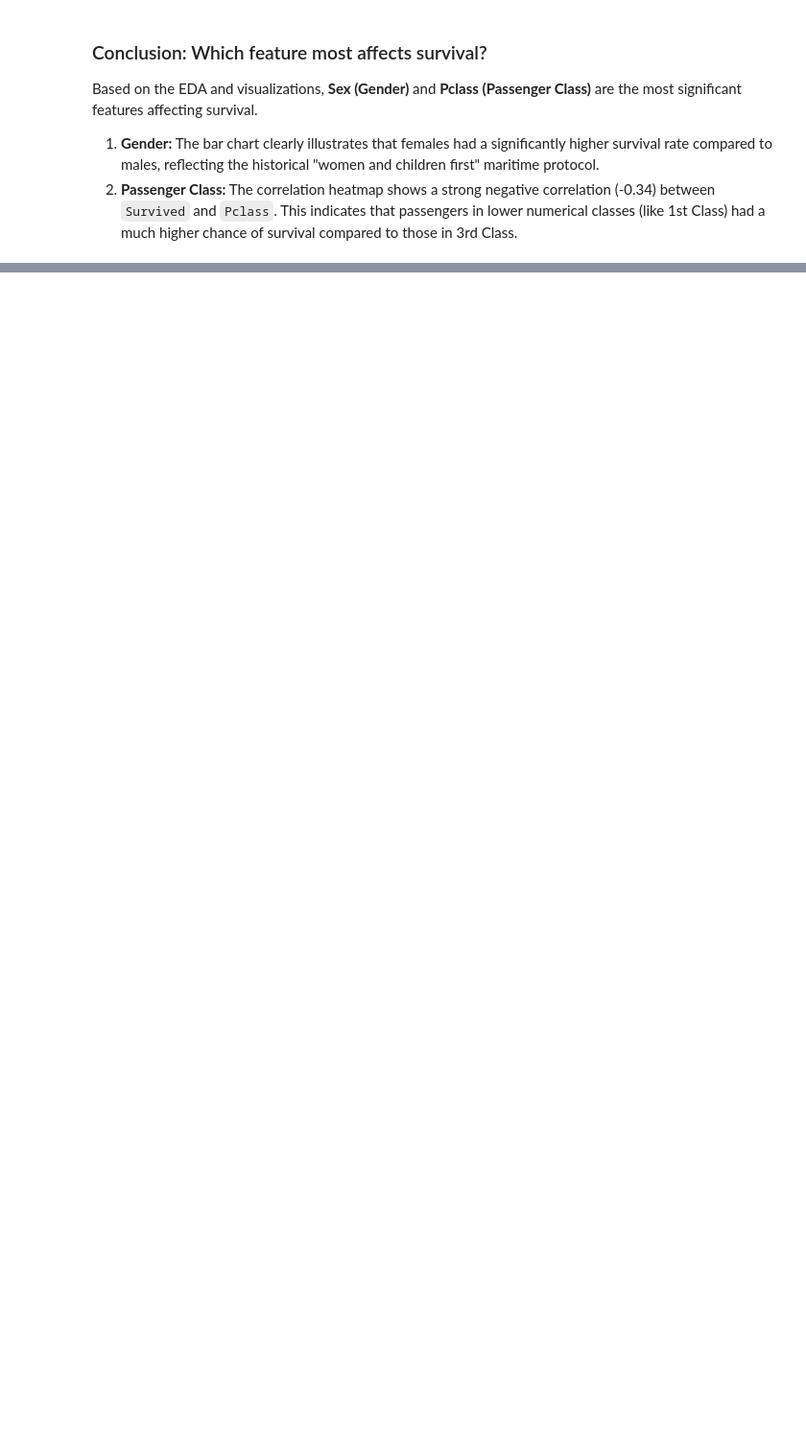
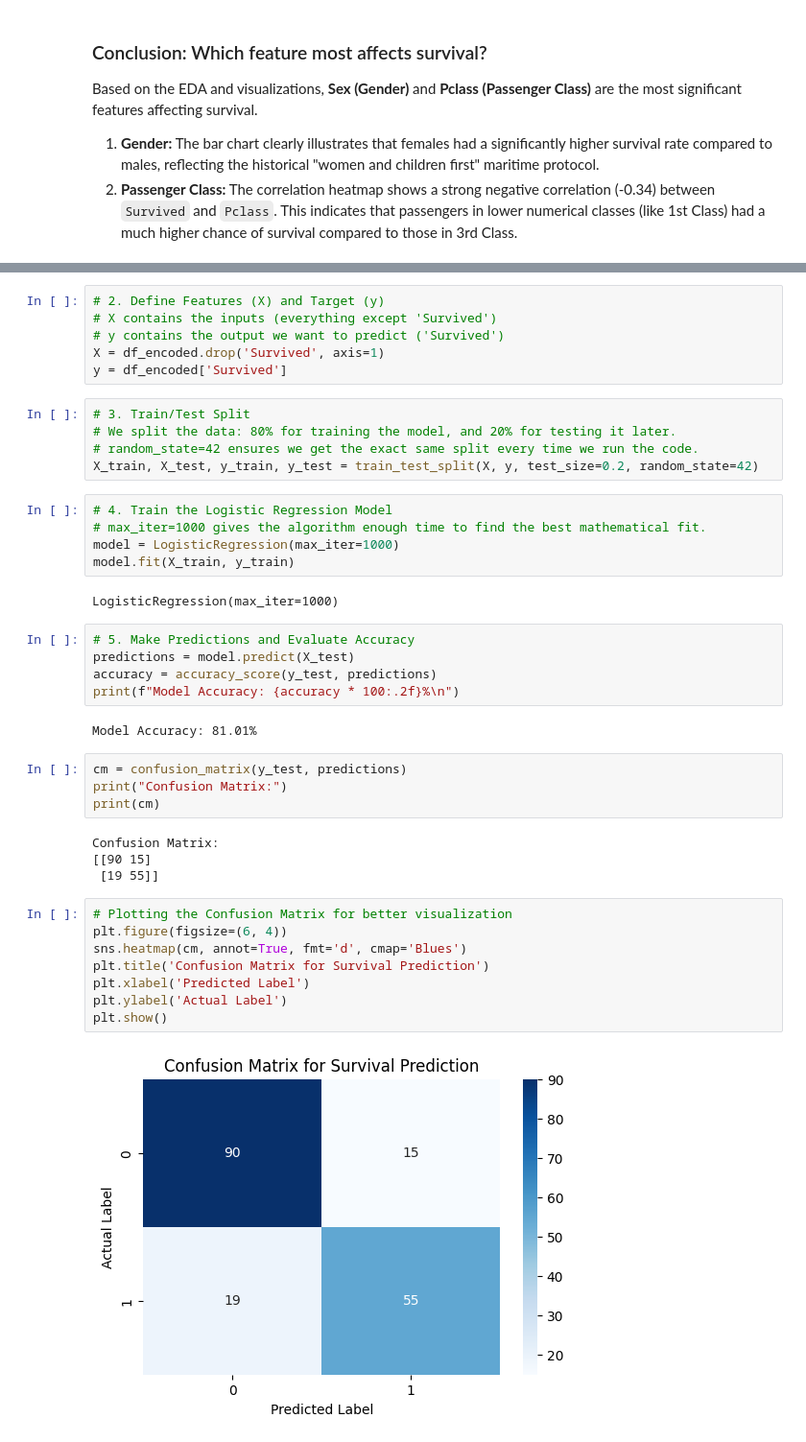
Before and after one commit to AdenFatima/neurofive-ml-track, a Jupyter notebook: neurofive_ml_track.ipynb, the cells around one changed output, grey strips where cells are left out. Shown at 96% size. Cells and saved outputs as stored; diff of their text form; blank space fills up the shorter version.

Commit message:
Task 3: Trained Logistic Regression model with 81% accuracy

```diff
--- a/neurofive_ml_track.ipynb
+++ b/neurofive_ml_track.ipynb
@@ -179,0 +194,43 @@ Based on the EDA and visualizations, **Sex (Gender)** and **Pclass (Passenger Cl
+# %%
+# 2. Define Features (X) and Target (y)
+# X contains the inputs (everything except 'Survived')
+# y contains the output we want to predict ('Survived')
+X = df_encoded.drop('Survived', axis=1)
+y = df_encoded['Survived']
+# %%
+# 3. Train/Test Split
+# We split the data: 80% for training the model, and 20% for testing it later.
+# random_state=42 ensures we get the exact same split every time we run the code.
+X_train, X_test, y_train, y_test = train_test_split(X, y, test_size=0.2, random_state=42)
+# %%
+# 4. Train the Logistic Regression Model
+# max_iter=1000 gives the algorithm enough time to find the best mathematical fit.
+model = LogisticRegression(max_iter=1000)
+model.fit(X_train, y_train)
+# %% [output]
+LogisticRegression(max_iter=1000)
+# %%
+# 5. Make Predictions and Evaluate Accuracy
+predictions = model.predict(X_test)
+accuracy = accuracy_score(y_test, predictions)
+print(f"Model Accuracy: {accuracy * 100:.2f}%\n")
+# %% [output]
+Model Accuracy: 81.01%
+# %%
+cm = confusion_matrix(y_test, predictions)
+print("Confusion Matrix:")
+print(cm)
+# %% [output]
+Confusion Matrix:
+[[90 15]
+ [19 55]]
+# %%
+# Plotting the Confusion Matrix for better visualization
+plt.figure(figsize=(6, 4))
+sns.heatmap(cm, annot=True, fmt='d', cmap='Blues')
+plt.title('Confusion Matrix for Survival Prediction')
+plt.xlabel('Predicted Label')
+plt.ylabel('Actual Label')
+plt.show()
+# %% [output]
+[figure, added]
```
Also changed, not shown: parts of 5 cells of this notebook.
